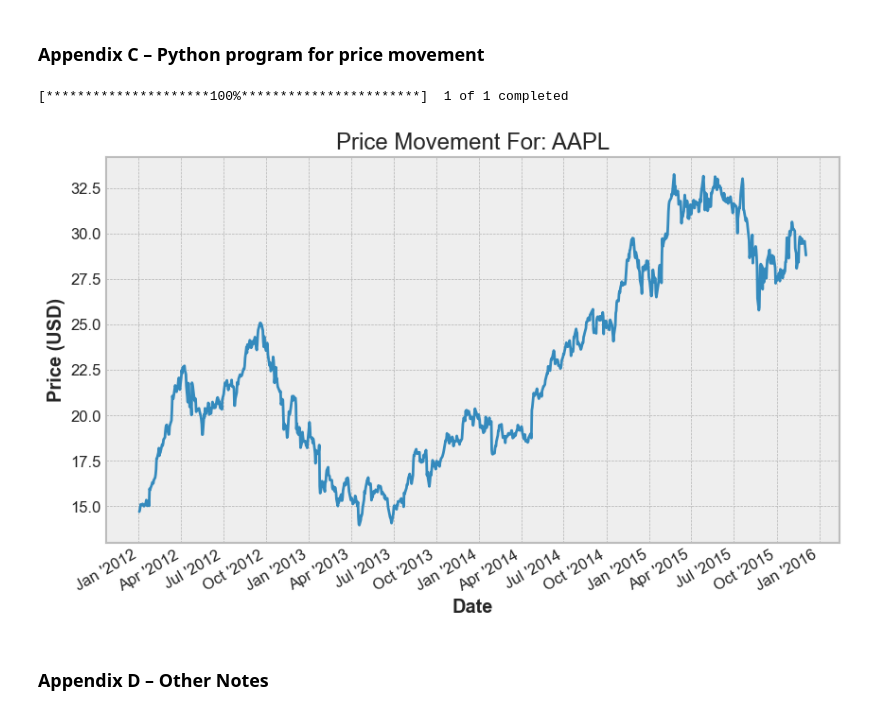
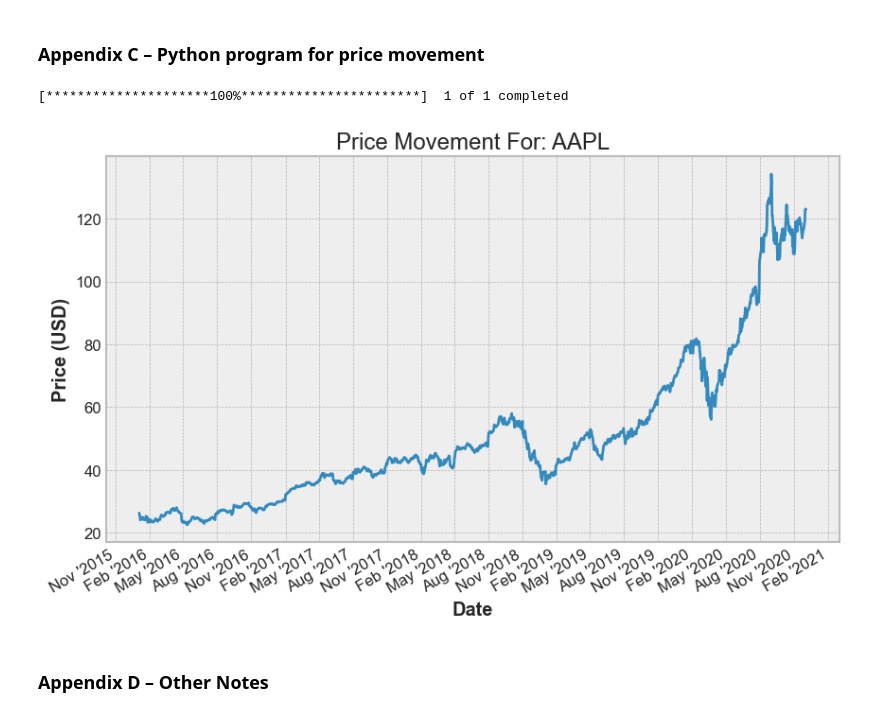
Before and after one commit to leoouyang781/Test-Repository, a Jupyter notebook: Python-For-Finance-2nd-Edition/Chapter 4.ipynb, the cells around one changed output. Saved outputs shown, nothing was run; the diff lists cells and outputs as text; code cells hidden in the pictures.

```diff
--- a/Python-For-Finance-2nd-Edition/Chapter 4.ipynb
+++ b/Python-For-Finance-2nd-Edition/Chapter 4.ipynb
@@ -632,37 +655,37 @@ import yfinance as yf
 
 from matplotlib.dates import MonthLocator,DateFormatter
 ticker= 'AAPL'
-begdate= datetime.date( 2012, 1, 2 )
-enddate = datetime.date( 2015, 12,4)
+begdate= datetime.date( 2016, 1, 2 )
+enddate = datetime.date( 2020, 12,4)
 
 months= MonthLocator(range(1,13), bymonthday=1, interval=3)# 3rd month
 monthsFmt = DateFormatter("%b '%Y")
 
 x = yf.download(ticker, start=begdate, end=enddate, rounding=True)
 x.head()
 
 dates = pd.to_datetime(x.index)
 closes = x.Close
 
 plt.style.use('bmh')
 
 fig, ax = plt.subplots(figsize = (10,6))
 ax.plot_date(dates, closes, '-')
 ax.xaxis.set_major_locator(months)
 ax.xaxis.set_major_formatter(monthsFmt)
 ax.autoscale_view()
 ax.grid(True)
 fig.autofmt_xdate()
 
 ax.set_xlabel("Date")
 ax.set_ylabel("Price (USD)")
 Title = "Price Movement For: " + ticker
 ax.set_title(Title)
 
 plt.show()
 # %% [output]
 [*********************100%***********************]  1 of 1 completed
-[figure, old version]
+[figure, new version]
 # %% [markdown]
 ### Appendix D – Other Notes
 # %%
```
Also changed, not shown: parts of 19 cells of this notebook.
